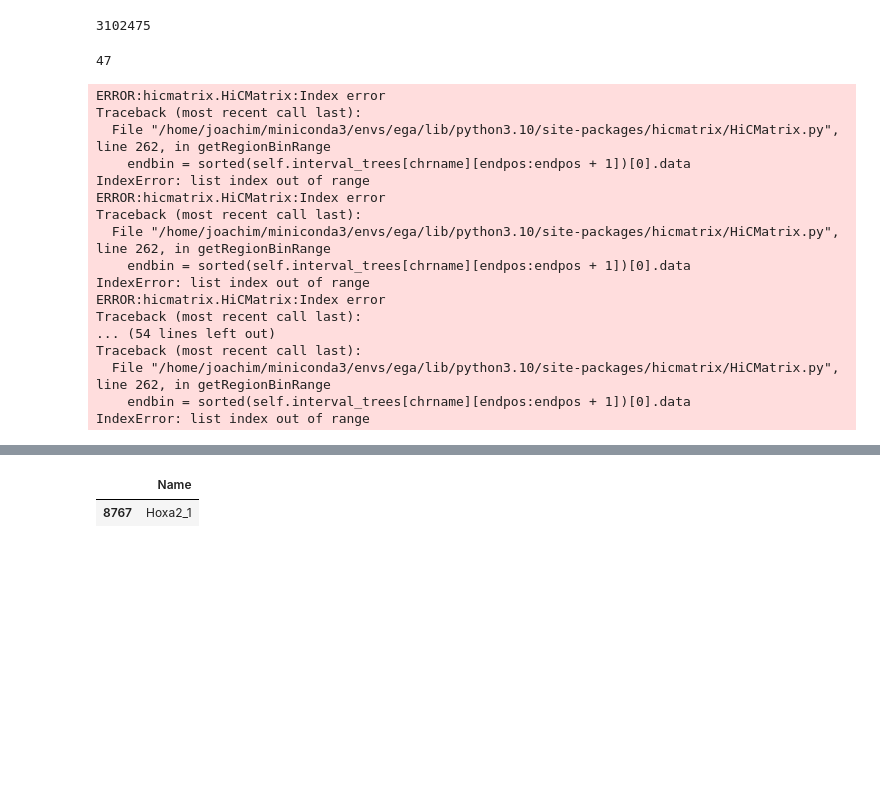
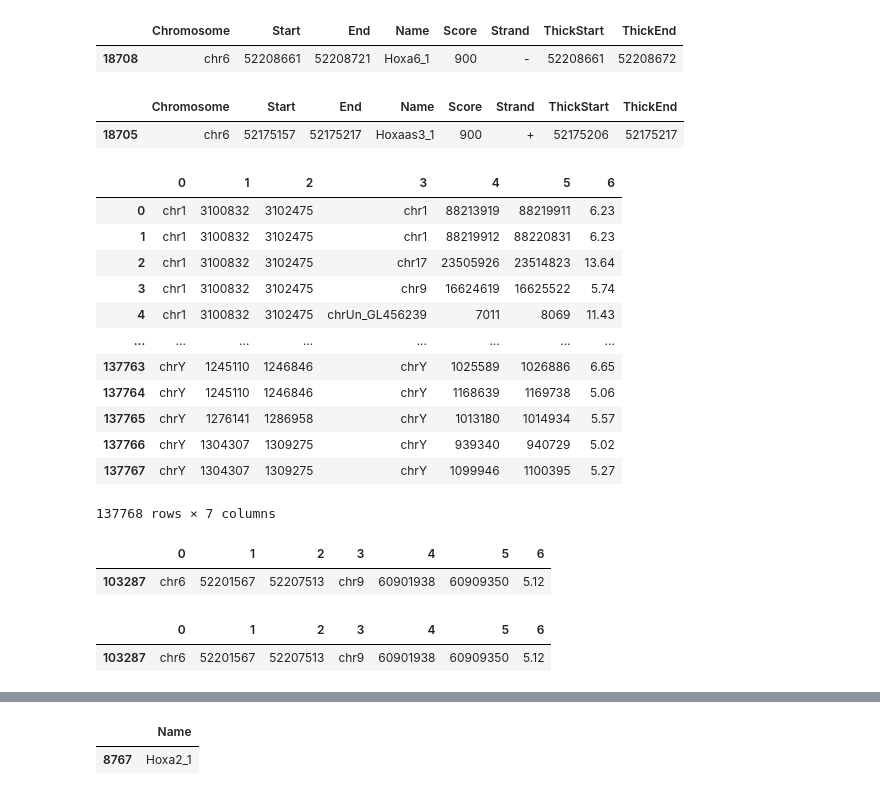
Before and after one commit to joachimwolff/Epigenetic-Graph-Analyzer, a Jupyter notebook: createInteractionsCoolerFormat.ipynb, the cells around one changed output, grey strips where cells are left out. Drawn from its saved outputs; the diff is of its cells as text; code cells hidden in the pictures; blank space fills up the shorter version.

Commit message:
Fixing a bug at the read-in stage, however, some issue with RS resolution stays

```diff
--- a/createInteractionsCoolerFormat.ipynb
+++ b/createInteractionsCoolerFormat.ipynb
@@ -190,8 +194,2 @@ hic_matrix.matrix[196914, :]
 # %%
-pd_interactions = pd.read_table(path_interactions_E12_5_rep1, header=None, sep='\t|,', compression='gzip')
+pd_interactions_Pinna_E12_5 = pd.read_table(path_interactions_E12_5_rep1, header=None, sep='\t|,', compression='gzip')
-# %%
-for row in pd_interactions.iterrows():
-    print(row[1][2])
-    break
-# %% [output]
-3102475
@@ -198,28 +198,43 @@ for row in pd_interactions.iterrows():
+# %%
+pyrange_promoter[pyrange_promoter.Name == 'Hoxa6_1']
+# %% [output]
+|  | Chromosome | Start | End | Name | Score | Strand | ThickStart | ThickEnd |
+| 18708 | chr6 | 52208661 | 52208721 | Hoxa6_1 | 900 | - | 52208661 | 52208672 |
+# %%
+pyrange_promoter[pyrange_promoter.Name == 'Hoxaas3_1']
+# %% [output]
+|  | Chromosome | Start | End | Name | Score | Strand | ThickStart | ThickEnd |
+| 18705 | chr6 | 52175157 | 52175217 | Hoxaas3_1 | 900 | + | 52175206 | 52175217 |
+# %%
+pd_interactions_Pinna_E12_5
+# %% [output]
+|  | 0 | 1 | 2 | 3 | 4 | 5 | 6 |
+| 0 | chr1 | 3100832 | 3102475 | chr1 | 88213919 | 88219911 | 6.23 |
+| 1 | chr1 | 3100832 | 3102475 | chr1 | 88219912 | 88220831 | 6.23 |
+| 2 | chr1 | 3100832 | 3102475 | chr17 | 23505926 | 23514823 | 13.64 |
+| 3 | chr1 | 3100832 | 3102475 | chr9 | 16624619 | 16625522 | 5.74 |
+| 4 | chr1 | 3100832 | 3102475 | chrUn_GL456239 | 7011 | 8069 | 11.43 |
+| ... | ... | ... | ... | ... | ... | ... | ... |
+| 137763 | chrY | 1245110 | 1246846 | chrY | 1025589 | 1026886 | 6.65 |
+| 137764 | chrY | 1245110 | 1246846 | chrY | 1168639 | 1169738 | 5.06 |
+| 137765 | chrY | 1276141 | 1286958 | chrY | 1013180 | 1014934 | 5.57 |
+| 137766 | chrY | 1304307 | 1309275 | chrY | 939340 | 940729 | 5.02 |
+| 137767 | chrY | 1304307 | 1309275 | chrY | 1099946 | 1100395 | 5.27 |
+137768 rows × 7 columns
+# %%
+hoxa6_region = pd_interactions_Pinna_E12_5[(pd_interactions_Pinna_E12_5[0] == 'chr6') & (pd_interactions_Pinna_E12_5[1] >= 52200000) & (pd_interactions_Pinna_E12_5[2] <= 52300000) ]
+hoxa6_region[(hoxa6_region[0] != hoxa6_region[3])]
+# %% [output]
+|  | 0 | 1 | 2 | 3 | 4 | 5 | 6 |
+| 103287 | chr6 | 52201567 | 52207513 | chr9 | 60901938 | 60909350 | 5.12 |
+# %%
+hoxaas3_region = pd_interactions_Pinna_E12_5[(pd_interactions_Pinna_E12_5[0] == 'chr6') & (pd_interactions_Pinna_E12_5[1] >= 52170000) & (pd_interactions_Pinna_E12_5[2] <= 52300000) ]
+hoxaas3_region[(hoxaas3_region[0] != hoxaas3_region[3])]
+# %% [output]
+|  | 0 | 1 | 2 | 3 | 4 | 5 | 6 |
+| 103287 | chr6 | 52201567 | 52207513 | chr9 | 60901938 | 60909350 | 5.12 |
 # %%
 # chr6	52164817	52164877	Hoxa2_1
-# %%
-row = pd_interactions[(pd_interactions[0] == "chr6") & (pd_interactions[1] >= 52162863) & (pd_interactions[1] <= 52166906)]
-len(row)
-# %% [output]
-47
 # %%
-interaction_matrices_sample_Pinna_12_5 = importInteractionsFromWashU([path_interactions_E12_5_rep1], path_mm10_chromosome_size, resolution=10000)
-interaction_matrices_sample_Pinna_14_5 = importInteractionsFromWashU([path_interactions_E14_5_rep1], path_mm10_chromosome_size, resolution=10000)
+interaction_matrices_sample_Pinna_12_5 = importInteractionsFromWashU([path_interactions_E12_5_rep1], path_mm10_chromosome_size, resolution=os.path.join(ROOT_PATH, 'raw_pc_hic/restriction_cut_sites.csv'))
+interaction_matrices_sample_Pinna_14_5 = importInteractionsFromWashU([path_interactions_E14_5_rep1], path_mm10_chromosome_size, resolution=os.path.join(ROOT_PATH, 'raw_pc_hic/restriction_cut_sites.csv'))
-# %% [output]
-ERROR:hicmatrix.HiCMatrix:Index error
-Traceback (most recent call last):
-  File "/home/joachim/miniconda3/envs/ega/lib/python3.10/site-packages/hicmatrix/HiCMatrix.py", line 262, in getRegionBinRange
-    endbin = sorted(self.interval_trees[chrname][endpos:endpos + 1])[0].data
-IndexError: list index out of range
-ERROR:hicmatrix.HiCMatrix:Index error
-Traceback (most recent call last):
-  File "/home/joachim/miniconda3/envs/ega/lib/python3.10/site-packages/hicmatrix/HiCMatrix.py", line 262, in getRegionBinRange
-    endbin = sorted(self.interval_trees[chrname][endpos:endpos + 1])[0].data
-IndexError: list index out of range
-ERROR:hicmatrix.HiCMatrix:Index error
-Traceback (most recent call last):
-... (54 lines left out)
-Traceback (most recent call last):
-  File "/home/joachim/miniconda3/envs/ega/lib/python3.10/site-packages/hicmatrix/HiCMatrix.py", line 262, in getRegionBinRange
-    endbin = sorted(self.interval_trees[chrname][endpos:endpos + 1])[0].data
-IndexError: list index out of range
```
Also changed, not shown: parts of 59 cells of this notebook, 1 other file.
